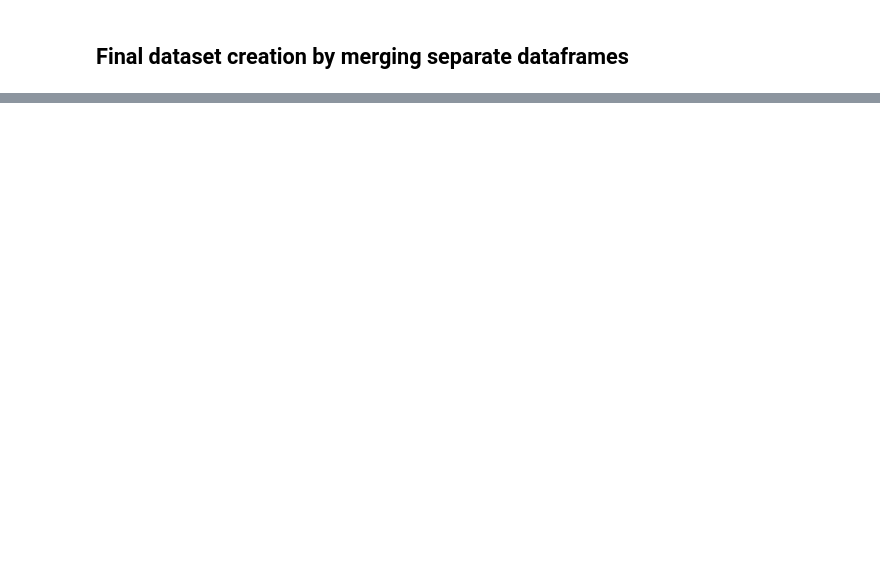
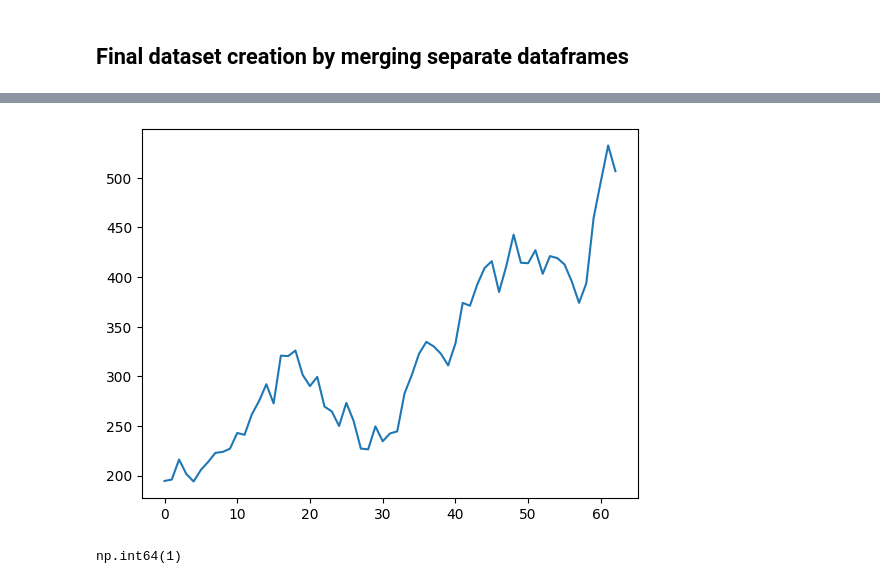
Before and after one commit to terry07/stock-markets-analytics-zoomcamp-project-by-sk, a Jupyter notebook: notebooks/dataset_creation.ipynb, the cells around one changed output, grey strips where cells are left out. Cells and saved outputs as stored; diff of their text form; code cells hidden in the pictures; blank space fills up the shorter version.

Commit message:
feat: merge all features for one ticker + plot 'Close' variable

```diff
--- a/notebooks/dataset_creation.ipynb
+++ b/notebooks/dataset_creation.ipynb
@@ -370,6 +371,2 @@ SystemExit:
 # %% [markdown]
 ## Final dataset creation by merging separate dataframes
-# %%
-#df_resampled = df.resample('ME').agg(agg_funcs)
-dataset_talib_momentum[ticker].set_index('Date').drop(columns='Ticker').resample('ME').median().reset_index().dropna()
-dataset_talib_pattern[ticker].set_index('Date').drop(columns='Ticker').resample('ME').median().reset_index().dropna()
@@ -390,2 +372,0 @@ dataset_talib_pattern[ticker].set_index('Date').drop(columns='Ticker').resample(
-# %%
-test = dataset_talib_pattern[ticker].set_index('Date').drop(columns='Ticker').resample('ME').median().reset_index().dropna()
@@ -539,0 +373,27 @@ pd.concat(fred, axis=1).resample('ME').last().fillna(method='ffill')
+# %%
+ticker = "MSFT"
+
+ticker_data = dataset_price['MSFT']
+
+# Add fundamentals data to the price data (row by row)
+for k, v in dataset_fundamentals[ticker].items():
+    ticker_data[k] = v
+
+# Resample talib data to monthly end frequency and take median
+df1 = dataset_talib_momentum[ticker].set_index('Date').drop(columns='Ticker').resample('ME').median().reset_index().dropna()
+df2 = dataset_talib_pattern[ticker].set_index('Date').drop(columns='Ticker').resample('ME').median().reset_index().dropna()
+
+# Merge ticker_data with df1 on 'Date'
+merged1 = pd.merge(ticker_data, df1, how='left', on='Date', validate='many_to_one')
+
+# Merge the result with df2 on 'Date'
+merged2 = pd.merge(merged1, df2, how='left', on='Date', validate='many_to_one')
+
+# Merge with dataset_fred on 'Date'
+merged3 = pd.merge(merged2, dataset_fred, how='left', on='Date', validate='many_to_one')
+
+# Final merge with dataset_major_indices
+final_merged = pd.merge(merged3, dataset_major_indices, how='left', on='Date', validate='many_to_one')
+
+# final_merged now contains columns from all three DataFrames, joined on 'Date'
+final_merged.shape
@@ -539,0 +420,11 @@ pd.concat(fred, axis=1).resample('ME').last().fillna(method='ffill')
+# %%
+final_merged = final_merged.sort_values('Date')  # Ensure sorted by date
+final_merged['TARGET'] = final_merged['Close'].shift(-1)
+# %%
+final_merged.Close.plot();
+# %% [output]
+[figure, added]
+# %%
+final_merged.isnull().sum().sum()
+# %% [output]
+np.int64(1)
```
Also changed, not shown: parts of 27 cells of this notebook, 2 other files.
